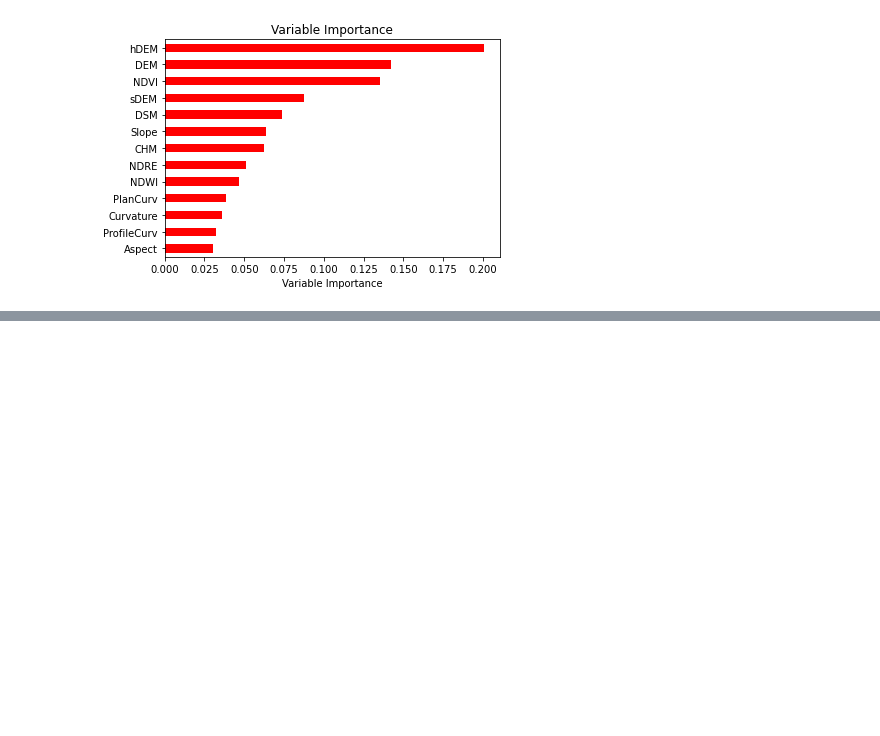
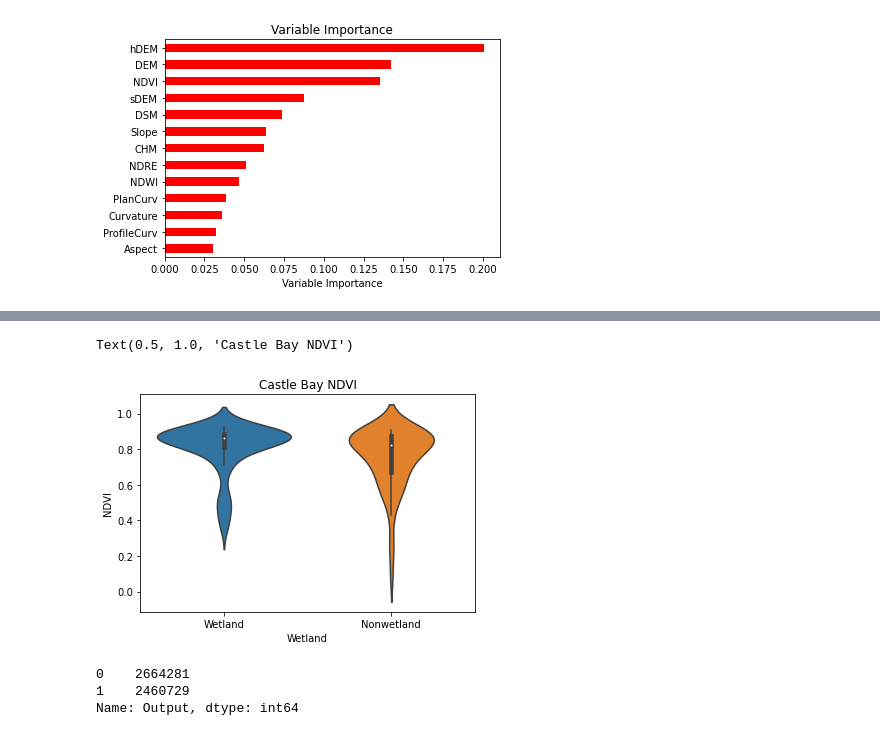
Before and after one commit to sgovil5/wetland-prediction, a Jupyter notebook: V3/All/Classification Models/Individual Sites/CastleBay.ipynb, the cells around one changed output, grey strips where cells are left out. Cells and saved outputs as stored; diff of their text form; code cells hidden in the pictures; blank space fills up the shorter version.

```diff
--- a/V3/All/Classification Models/Individual Sites/CastleBay.ipynb
+++ b/V3/All/Classification Models/Individual Sites/CastleBay.ipynb
@@ -98,0 +108,9 @@ Text(0.5, 1.0, 'Variable Importance')
+# %%
+plotdf = castlebaydf.copy()
+plotdf.loc[plotdf["Wetland"]==0, "Wetland"] = "Nonwetland"
+plotdf.loc[plotdf["Wetland"]==1, "Wetland"] = "Wetland"
+p = sns.violinplot(data=plotdf, x="Wetland", y="NDVI", order=["Wetland", "Nonwetland"])
+p.set_title("Castle Bay NDVI")
+# %% [output]
+Text(0.5, 1.0, 'Castle Bay NDVI')
+[figure, added]
@@ -98,0 +128,7 @@ Text(0.5, 1.0, 'Variable Importance')
+# %%
+test_df = pd.concat([Coords, pd.DataFrame(Output, columns=["Output"])], axis=1)
+test_df['Output'].value_counts()
+# %% [output]
+0    2664281
+1    2460729
+Name: Output, dtype: int64
```
Also changed, not shown: parts of 7 cells of this notebook, 5 other files.
